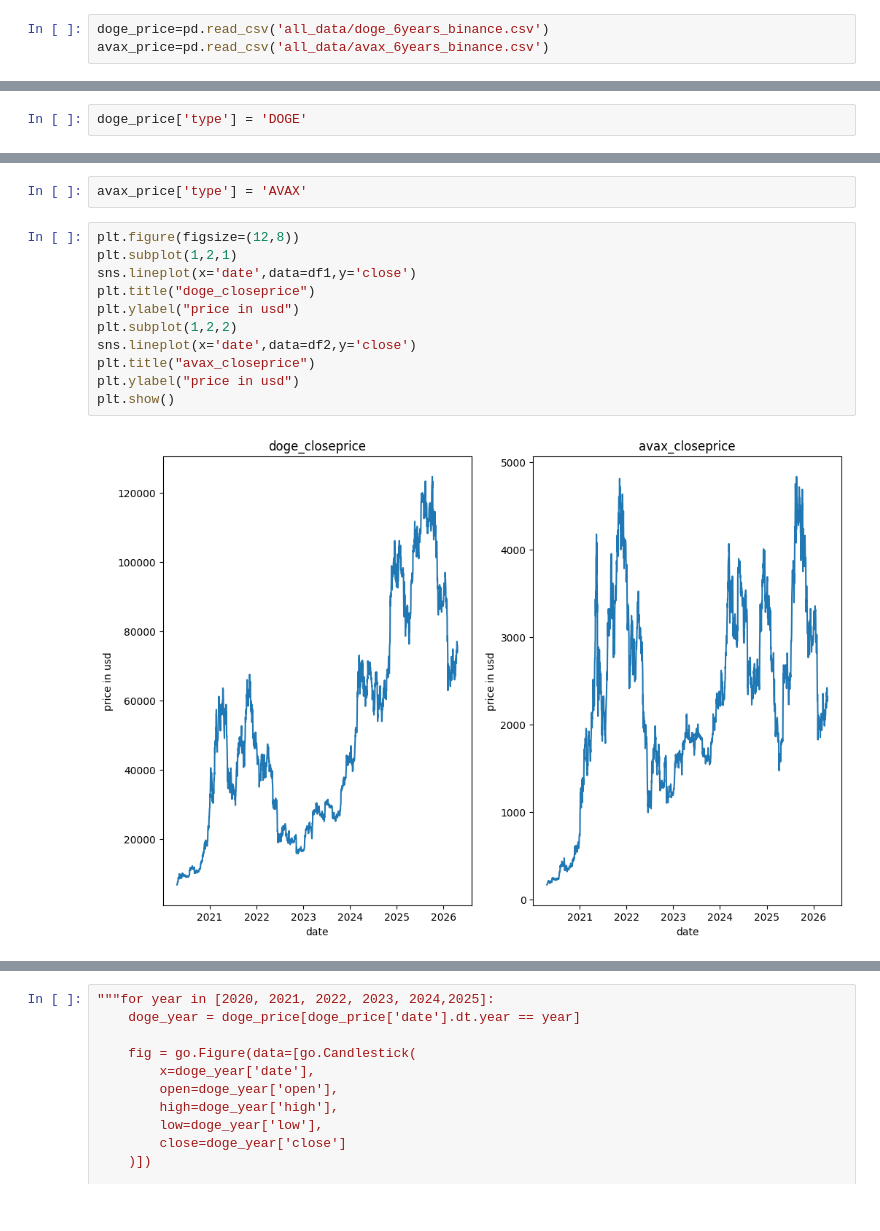
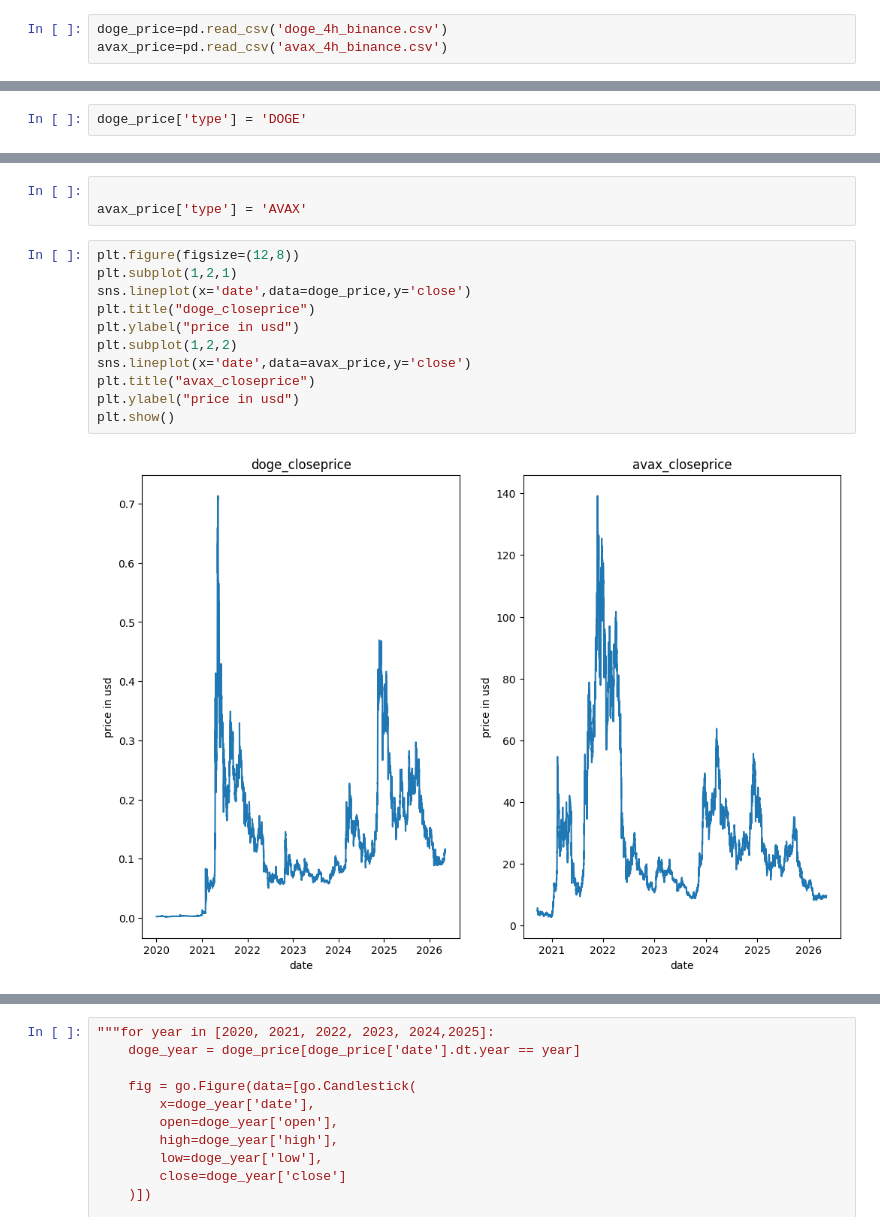
Before and after one commit to Ibrahimtech821/crypto_currency, a Jupyter notebook: project.ipynb, the cells around one changed output, grey strips where cells are left out. Drawn from its saved outputs; the diff is of its cells as text.

Commit message:
i changed alot in data and also we will do preidiction in the models.ipynb

```diff
--- a/project.ipynb
+++ b/project.ipynb
@@ -1124,8 +1470,8 @@ df7.drop("year",axis=1,inplace=True)
 # %% [markdown]
 AVAX_DOGE
 # %%
-doge_price=pd.read_csv('all_data/doge_6years_binance.csv')
-avax_price=pd.read_csv('all_data/avax_6years_binance.csv')
+doge_price=pd.read_csv('doge_4h_binance.csv')
+avax_price=pd.read_csv('avax_4h_binance.csv')
 # %%
 doge_price.head()
 # %% [output]
@@ -1200,18 +1554,19 @@ doge_price.head()
 # %%
+
 avax_price['type'] = 'AVAX'
 # %%
 plt.figure(figsize=(12,8))
 plt.subplot(1,2,1)
-sns.lineplot(x='date',data=df1,y='close')
+sns.lineplot(x='date',data=doge_price,y='close')
 plt.title("doge_closeprice")
 plt.ylabel("price in usd")
 plt.subplot(1,2,2)
-sns.lineplot(x='date',data=df2,y='close')
+sns.lineplot(x='date',data=avax_price,y='close')
 plt.title("avax_closeprice")
 plt.ylabel("price in usd")
 plt.show()
 # %% [output]
-[figure, old version]
+[figure, new version]
 # %%
 plt.figure(figsize=(12,8))
 plt.subplot(1,2,1)
```
Also changed, not shown: parts of 195 cells of this notebook, 18 other files.
